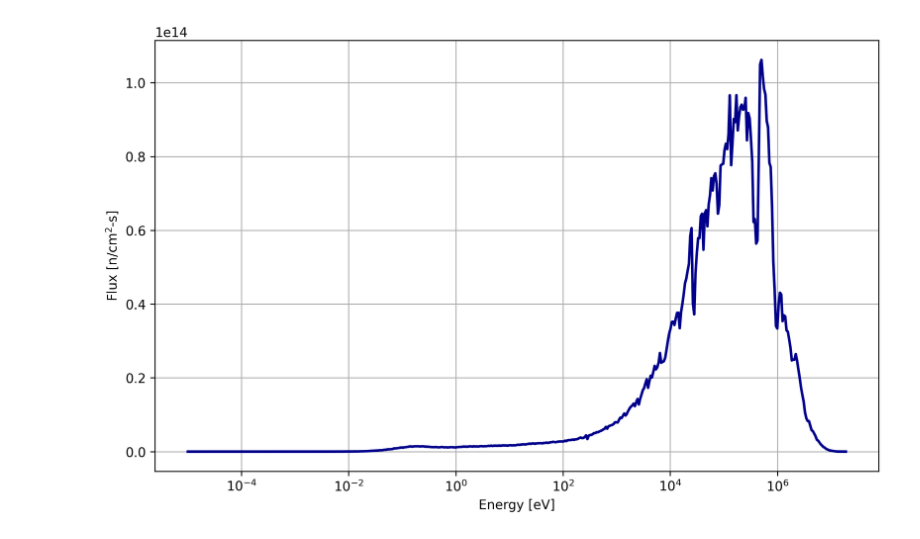
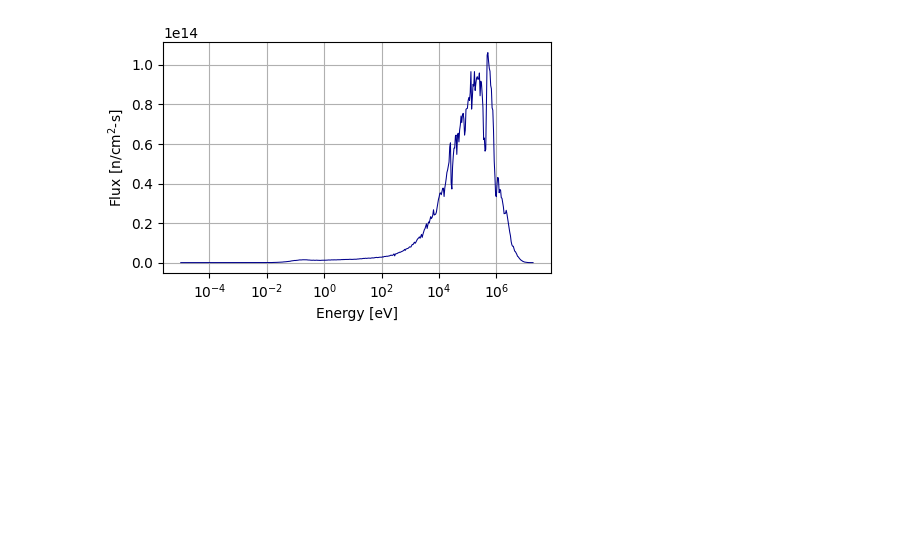
Before and after one commit to SShuddho/neutronics-alfred, a Jupyter notebook: notebooks/neutron-spectrum/neutron-spectrum.ipynb, the cells around one changed output. Drawn from its saved outputs; the diff is of its cells as text; code cells hidden in the pictures; blank space fills up the shorter version.

Commit message:
Updated notebooks, removed plots images and source codes

```diff
--- a/notebooks/neutron-spectrum/neutron-spectrum.ipynb
+++ b/notebooks/neutron-spectrum/neutron-spectrum.ipynb
@@ -482,9 +431,7 @@ k = neu_fission                                   # [neutrons/source]
 normalization_factor = ((P * nu) / (V * Q * k))   # [src/sec-cm3]
 normalized_flux = flux * normalization_factor     # [neutrons/cm^2-sec]
 # %%
-# Plot the figures with following params
-
-dpi = 300
-figsize = (10, 6)
+# Plot the figures with following param
+figsize = (5, 3)
 # %%
 # Plotting the neutron spectrum as flux per lethargy
@@ -521,16 +468,16 @@ plt.close()
 # %%
 # Plotting the neutron spectrum in a semilog plot
-fig, ax = plt.subplots(figsize=figsize, dpi=dpi)
-ax.plot(energies[:-1], normalized_flux, '-', color='darkblue', linewidth=2)
+fig, ax = plt.subplots(figsize=figsize)
+ax.plot(energies[:-1], normalized_flux, '-', color='darkblue', linewidth=0.75)
 ax.set_xscale('log')
 ax.set_xlabel('Energy [eV]')
 ax.set_ylabel(r'Flux [n/cm$^2$-s]')
 ax.grid(True)
 
 # If saving the image is needed
 # plt.savefig("flux_plot_semilog.png", dpi=dpi, bbox_inches='tight')
 
 plt.show()
 plt.close()
 # %% [output]
-[figure, old version]
+[figure, new version]
```
Also changed, not shown: parts of 9 cells of this notebook, 32 other files.
